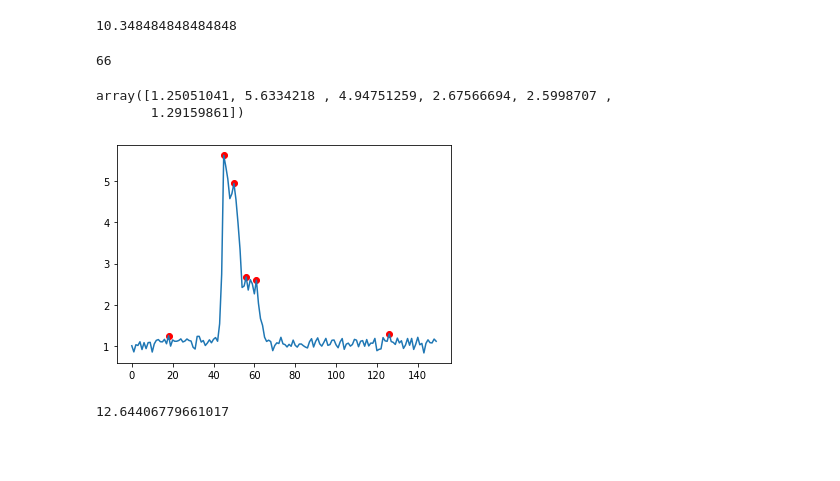
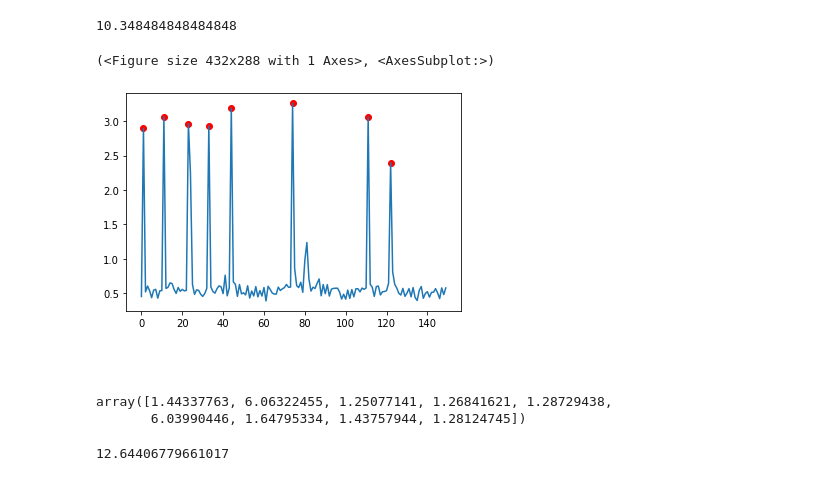
Before and after one commit to sarahigarza/Vollum_Python_ClassProj, a Jupyter notebook: live imaging analysis (base).ipynb, the cells around one changed output. Drawn from its saved outputs; the diff is of its cells as text; code cells hidden in the pictures; blank space fills up the shorter version.

```diff
--- a/live imaging analysis (base).ipynb
+++ b/live imaging analysis (base).ipynb
@@ -65,20 +97,25 @@ mean_peak_count
 # %% [output]
 10.348484848484848
 # %%
+def peak_plot(cell,trial,peaks):
+    fig, ax = plt.subplots()
+    ax.plot(trial[:UV1f,cell]);
+    ax.scatter(peaks[cell], trial[:UV1f,cell][peaks[cell]], color="red" )
+    return fig, ax
-# %% [output]
-66
+# %%
+peak_plot(0,DMSO_trial1_norm, all_peaks)
+# %% [output]
+(<Figure size 432x288 with 1 Axes>, <AxesSubplot:>)
+[figure, added]
+# %% [markdown]
+##
 # %%
+DMSO_trial1_norm[0:150,cell][all_peaks[cell]]
 
-cell=1
-fig, ax = plt.subplots()
-ax.plot(DMSO_trial1_norm[:UV1f,cell]);
-ax.scatter(all_peaks[cell], DMSO_trial1_norm[:UV1f,cell][all_peaks[cell]], color="red" )
-DMSO_trial1_norm[0:150,cell][all_peaks[cell]]
 #DMSO_trial1_norm[0:150,:][all_peaks[0],0]
 # %% [output]
-array([1.25051041, 5.6334218 , 4.94751259, 2.67566694, 2.5998707 ,
-       1.29159861])
+array([1.44337763, 6.06322455, 1.25077141, 1.26841621, 1.28729438,
+       6.03990446, 1.64795334, 1.43757944, 1.28124745])
-[figure, removed]
 # %%
 #testing
 D2= pd.read_csv('data/DMSO/DMSO2.csv', header=None,index_col=0)
```
Also changed, not shown: parts of 22 cells of this notebook.
